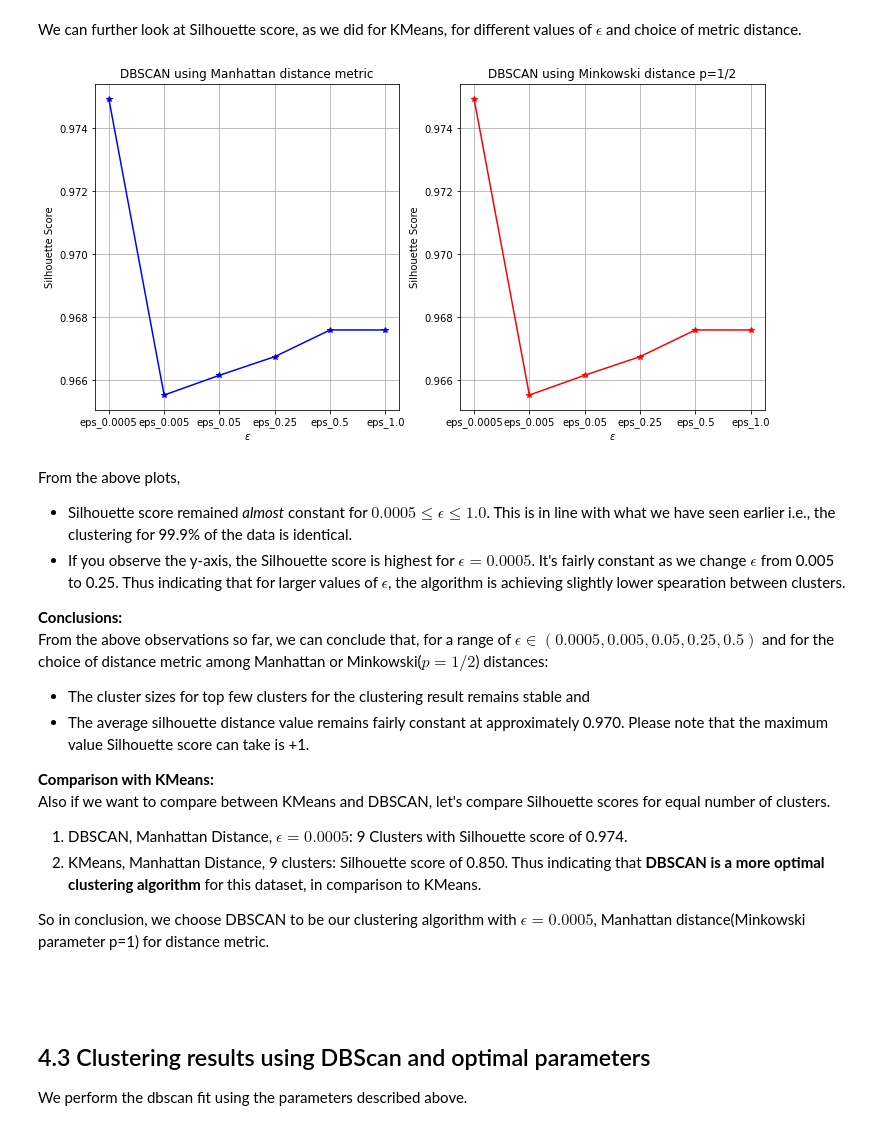
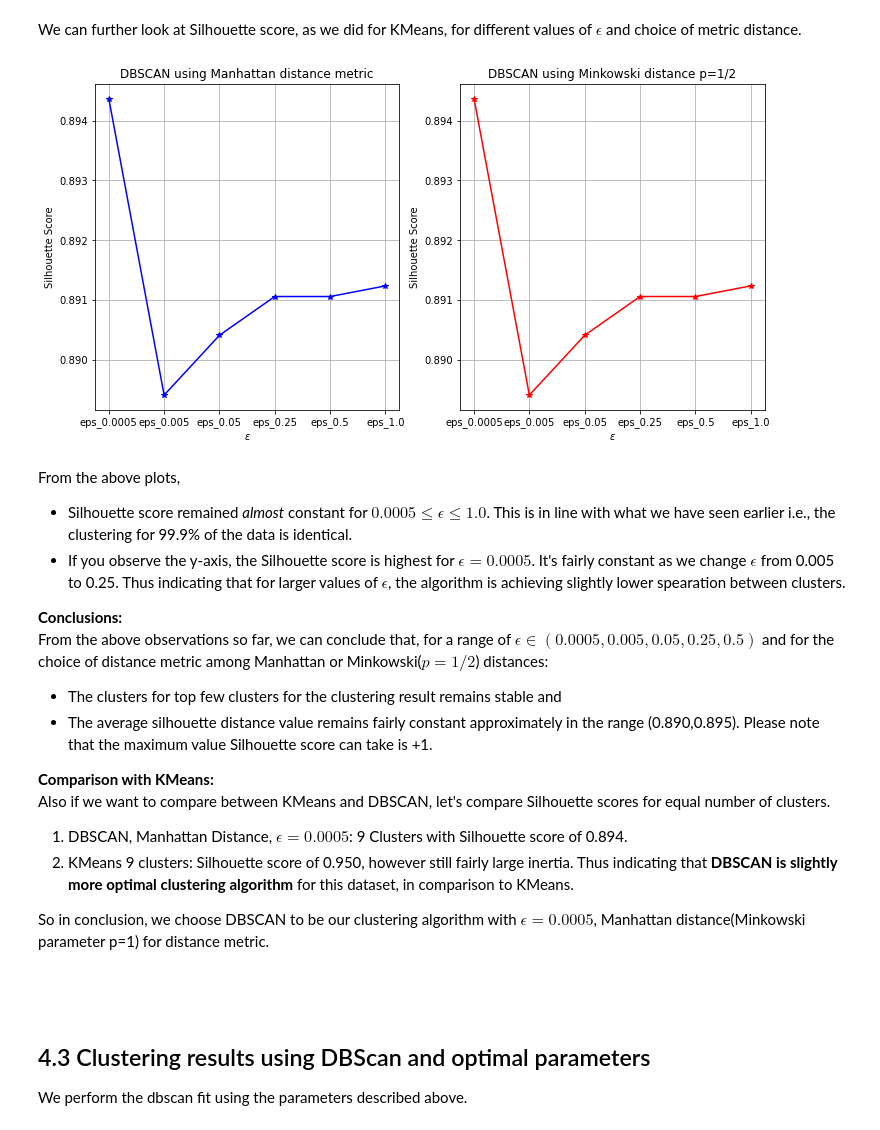
Before and after one commit to nv-morpheus/morpheus-experimental, a Jupyter notebook: asset-clustering/training-tuning-inference/experiment.ipynb, the cells around one changed output. Saved outputs shown, nothing was run; the diff lists cells and outputs as text; code cells hidden in the pictures.

```diff
--- a/asset-clustering/training-tuning-inference/experiment.ipynb
+++ b/asset-clustering/training-tuning-inference/experiment.ipynb
@@ -248,32 +248,32 @@ Among top 4 clusters, between eps=0.0005 & 0.005, found 0 assets belonging to di
 We can further look at Silhouette score, as we did for KMeans, for different values of $\epsilon$ and choice of metric distance.
 # %%
 eps_vals = [0.0005, 0.005, 0.05, 0.25, 0.5, 1.0]
-sh_sc_dict1 = get_silhouette_scores(df_pca, labels_db_manh[['eps_'+str(x) for x in eps_vals]], metric='manhattan', verbose=False)
-sh_sc_dicthalf = get_silhouette_scores(df_pca, labels_db_minkhalf[['eps_'+str(x) for x in eps_vals]], metric='manhattan', verbose=False)
+sh_sc_dict1 = get_silhouette_scores(df_pca, labels_db_manh[['eps_'+str(x) for x in eps_vals]], metric='euclidean', verbose=False)
+sh_sc_dicthalf = get_silhouette_scores(df_pca, labels_db_minkhalf[['eps_'+str(x) for x in eps_vals]], metric='euclidean', verbose=False)
 
 fig, (ax1,ax2) = plt.subplots(1,2, figsize=(12,6))
 ax1.plot(sh_sc_dict1.keys(), sh_sc_dict1.values(), 'b*-')
 ax1.set(xlabel='$\epsilon$', ylabel='Silhouette Score', title='DBSCAN using Manhattan distance metric')
 ax1.grid(), ax2.grid()
 
 ax2.plot(sh_sc_dicthalf.keys(), sh_sc_dicthalf.values(), 'r*-')
 ax2.set(xlabel='$\epsilon$', ylabel='Silhouette Score', title='DBSCAN using Minkowski distance p=1/2')
 plt.show()
 # %% [output]
-[figure, old version]
+[figure, new version]
 # %% [markdown]
 From the above plots,
 - Silhouette score remained *almost* constant for $0.0005 \leq \epsilon \leq 1.0$. This is in line with what we have seen earlier i.e., the clustering for 99.9% of the data is identical.
 - If you observe the y-axis, the Silhouette score is highest for $\epsilon=0.0005$. It's fairly constant as we change $\epsilon$ from 0.005 to 0.25. Thus indicating that for larger values of $\epsilon$, the algorithm is achieving slightly lower spearation between clusters.
 
 **Conclusions:**<br>From the above observations so far, we can conclude that, for a range of $ \epsilon \in(0.0005, 0.005,0.05, 0.25, 0.5) $ and for the choice of distance metric among Manhattan or Minkowski($p=1/2$) distances:
-- The cluster sizes for top few clusters  for the clustering result remains stable and
-- The average silhouette distance value remains fairly constant at approximately 0.970. Please note that the maximum value Silhouette score can take is +1.
+- The clusters for top few clusters for the clustering result remains stable and
+- The average silhouette distance value remains fairly constant approximately in the range (0.890,0.895). Please note that the maximum value Silhouette score can take is +1.
 
 **Comparison with KMeans:**<br>Also if we want to compare between KMeans and DBSCAN, let's compare Silhouette scores for equal number of clusters.
-1. DBSCAN, Manhattan Distance, $\epsilon=0.0005$: 9 Clusters with Silhouette score of 0.974.
-1. KMeans, Manhattan Distance, 9 clusters: Silhouette score of 0.850.
-Thus indicating that **DBSCAN is a more optimal clustering algorithm** for this dataset, in comparison to KMeans.
+1. DBSCAN, Manhattan Distance, $\epsilon=0.0005$: 9 Clusters with Silhouette score of 0.894.
+1. KMeans 9 clusters: Silhouette score of 0.950, however still fairly large inertia.
+Thus indicating that **DBSCAN is slightly more optimal clustering algorithm** for this dataset, in comparison to KMeans.
 
 So in conclusion, we choose DBSCAN to be our clustering algorithm with $\epsilon=0.0005$, Manhattan distance(Minkowski parameter p=1) for distance metric.
 # %% [markdown]
```
Also changed, not shown: parts of 14 cells of this notebook, 2 other files.
